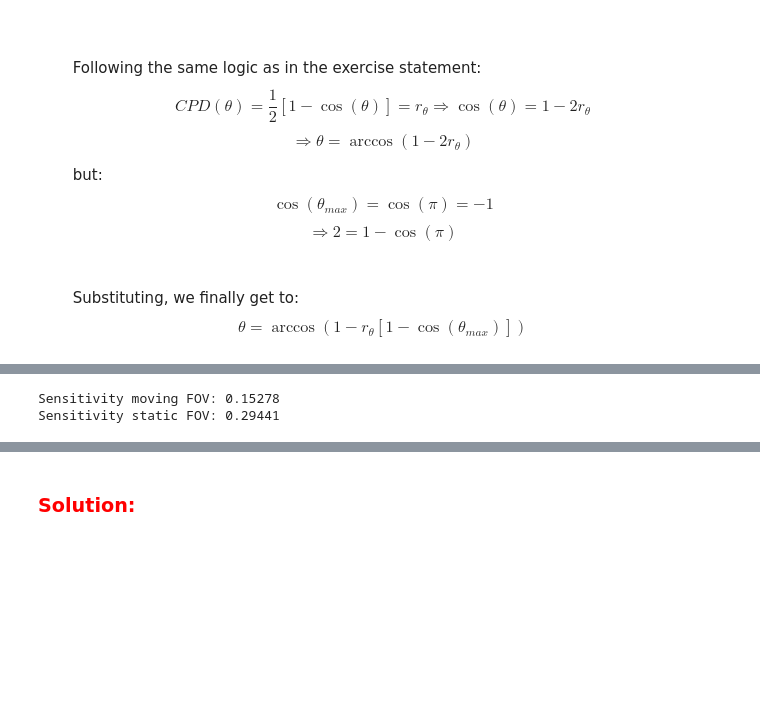
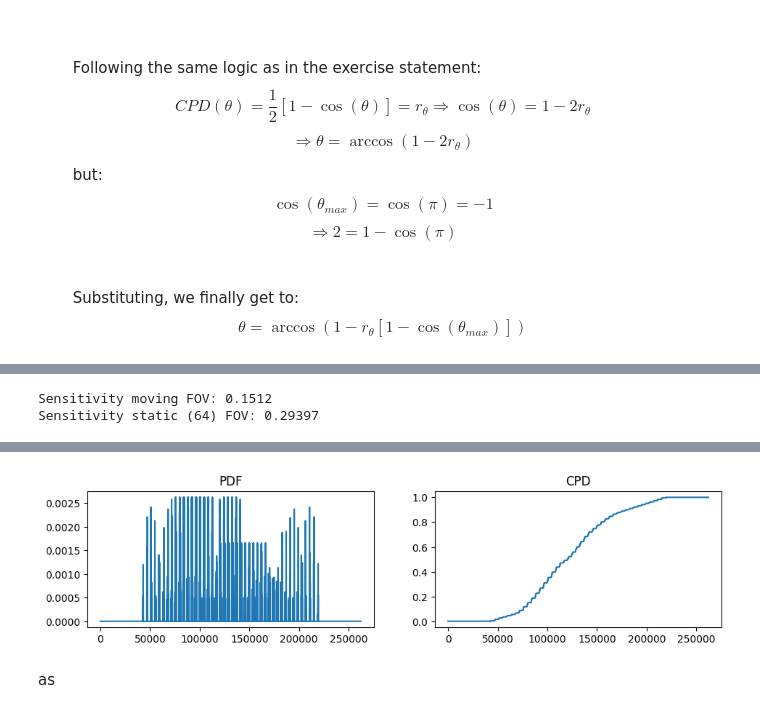
Before and after one commit to cesarz10/Medical-Imaging-UGent, a Jupyter notebook: Practicum 2/Practicum_2_CesarZapata.ipynb, the cells around one changed output, grey strips where cells are left out. Cells and saved outputs as stored; diff of their text form; code cells hidden in the pictures; blank space fills up the shorter version.

```diff
--- a/Practicum 2/Practicum_2_CesarZapata.ipynb
+++ b/Practicum 2/Practicum_2_CesarZapata.ipynb
@@ -488,10 +492,10 @@ for i in range(emissions):
 sensitivity = detections/emissions
 sensitivity_static = detections_static/emissions
 
-print(f"\nSensitivity moving FOV: {sensitivity}\nSensitivity static FOV: {sensitivity_static}\n")
+print(f"\nSensitivity moving FOV: {sensitivity}\nSensitivity static (64) FOV: {sensitivity_static}\n")
 # %% [output]
-Sensitivity moving FOV: 0.15278
-Sensitivity static FOV: 0.29441
+Sensitivity moving FOV: 0.1512
+Sensitivity static (64) FOV: 0.29397
 # %% [markdown]
 ## Exercise 4: Generating the sinogram
 
@@ -525,2 +520,33 @@ def rotate(x, y, phi):
-# %% [markdown]
-### <font color='red'><b> Solution: </b></font>
+# %%
+from skimage.transform import radon
+
+def rotate(x, y, phi):
+    R = np.array([
+        [np.cos(phi), -np.sin(phi)],
+        [np.sin(phi), np.cos(phi)]
+    ])
+    return np.matmul(R, [x, y])
+
+activity_map[:, :, 0:32] = 0
+activity_map[:, :, 33:64] = 0
+
+flat_act = activity_map.flatten()
+act_pdf = flat_act / (np.sum(flat_act)) # normalizing
+cpd = np.cumsum(act_pdf) # cumulative sum of the pdf
+
+
+# plotting PDF and CDF
+figs, axs = plt.subplots(1, 2, figsize=(10, 3))
+figs.tight_layout(pad=3.0)
+
+axs[0].plot(act_pdf)
+axs[0].set_title("PDF")
+
+axs[1].plot(cpd)
+axs[1].set_title("CPD")
+
+plt.show()
+# %% [output]
+[figure, added]
+# %% [markdown]
+as
```
Also changed, not shown: parts of 4 cells of this notebook.
